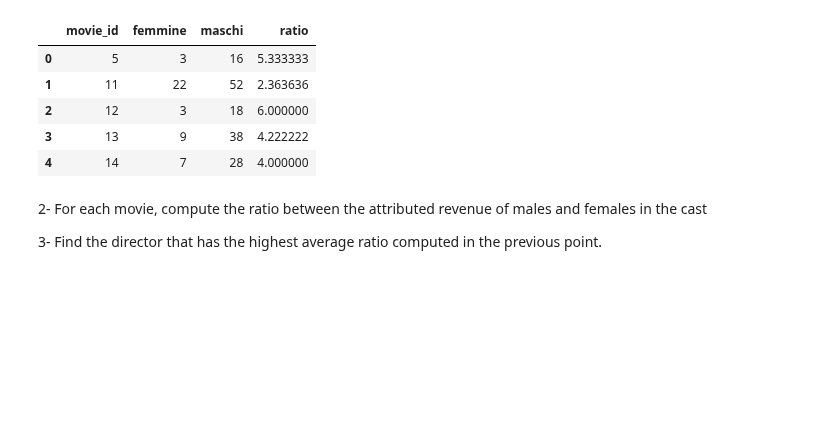
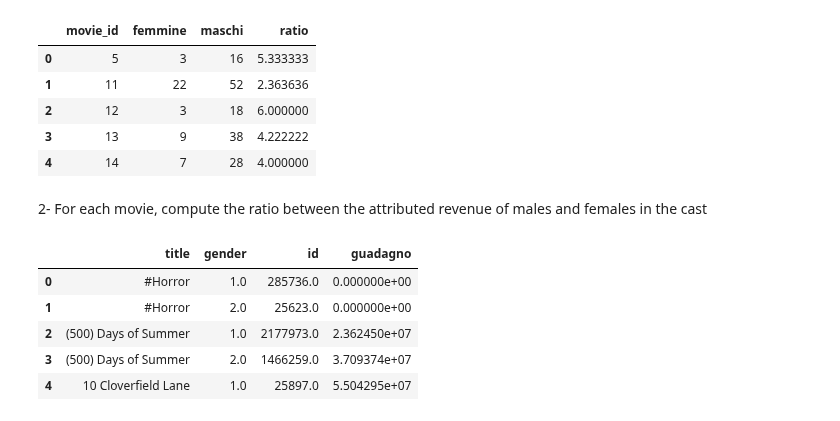
Before and after one commit to silviasantamaria/computerscience, a Jupyter notebook: NUOVO_PROJECT.ipynb, the cells around one changed output. Cells and saved outputs as stored; diff of their text form; code cells hidden in the pictures; blank space fills up the shorter version.

```diff
--- a/NUOVO_PROJECT.ipynb
+++ b/NUOVO_PROJECT.ipynb
@@ -594,5 +594,18 @@ totale.head()
 | 4 | 14 | 7 | 28 | 4.000000 |
 # %% [markdown]
 2- For each movie, compute the ratio between the attributed revenue of males and females in the cast
-
-3- Find the director that has the highest average ratio computed in the previous point.
+# %%
+new_table = pd.merge(guadagno, attori.reset_index(), on='id')
+new_table = new_table[['title', 'id', 'name_x', 'guadagno','gender']]
+new_table = new_table[new_table['gender'] != 0.0]
+new_table = new_table.groupby(['title', 'gender']).sum()
+new_table = new_table.reset_index()
+guadagno_maschi = new_table[new_table['gender'] == 1.0]
+new_table.head()
+# %% [output]
+|  | title | gender | id | guadagno |
+| 0 | #Horror | 1.0 | 285736.0 | 0.000000e+00 |
+| 1 | #Horror | 2.0 | 25623.0 | 0.000000e+00 |
+| 2 | (500) Days of Summer | 1.0 | 2177973.0 | 2.362450e+07 |
+| 3 | (500) Days of Summer | 2.0 | 1466259.0 | 3.709374e+07 |
+| 4 | 10 Cloverfield Lane | 1.0 | 25897.0 | 5.504295e+07 |
```
Also changed, not shown: parts of 5 cells of this notebook.
